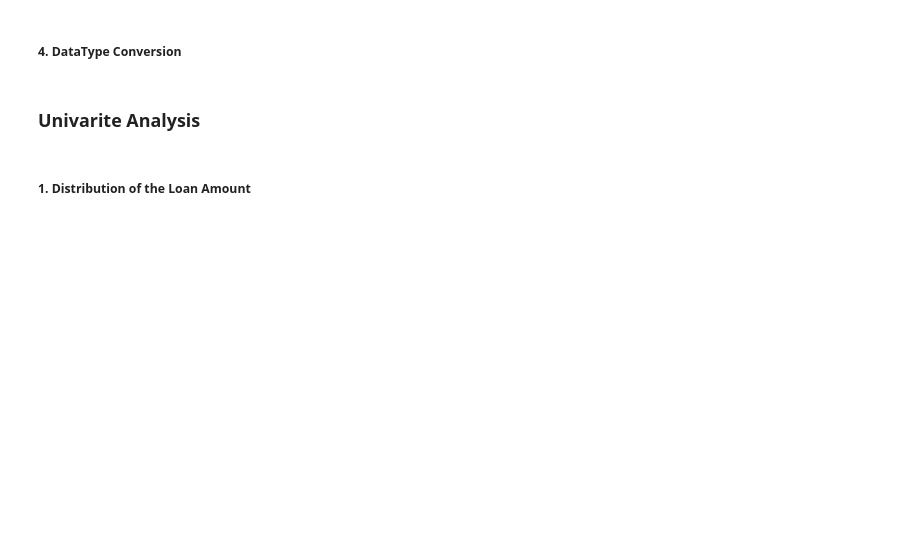
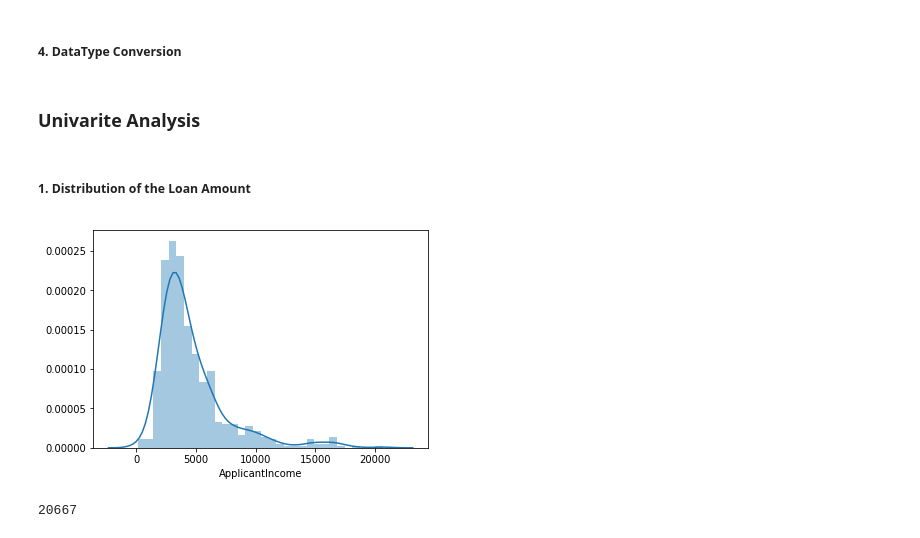
Before and after one commit to MayukhSobo/AnalyticsVidya_Contests, a Jupyter notebook: loanPrediction3/Loan_Prediction_3_EDA.ipynb, the cells around one changed output. Cells and saved outputs as stored; diff of their text form; code cells hidden in the pictures; blank space fills up the shorter version.

```diff
--- a/loanPrediction3/Loan_Prediction_3_EDA.ipynb
+++ b/loanPrediction3/Loan_Prediction_3_EDA.ipynb
@@ -186,14 +221,30 @@ dtrain.loc[dtrain.Property_Area == 'Semiurban', 'Property_Area'] = property_coun
 dtrain.loc[dtrain.Property_Area == 'Urban', 'Property_Area'] = property_counts[4] / (property_counts[4] +
                                                                                      property_counts[5])
 
+dtest.loc[dtest.Property_Area == 'Rural', 'Property_Area'] = property_counts[0] / (property_counts[0] +
+                                                                                     property_counts[1])
+dtest.loc[dtest.Property_Area == 'Semiurban', 'Property_Area'] = property_counts[2] / (property_counts[2] +
+                                                                                         property_counts[3])
+dtest.loc[dtest.Property_Area == 'Urban', 'Property_Area'] = property_counts[4] / (property_counts[4] +
+                                                                                     property_counts[5])
+
 ### For Gender ###
-dtrain.loc[dtrain.Gender == 'Male', 'Gender'] = gender_counts[2] / (gender_counts[2] +
-                                                                    gender_counts[3])
-dtrain.loc[dtrain.Gender == 'Female', 'Gender'] = gender_counts[0] / (gender_counts[0] +
-                                                                      gender_counts[1])
-dtrain.loc[dtrain.Gender == 'Trans', 'Gender'] = gender_counts[4] / (gender_counts[4] +
-                                                                     gender_counts[5])
+# dtrain.loc[dtrain.Gender == 'Male', 'Gender'] = gender_counts[2] / (gender_counts[2] +
+#                                                                     gender_counts[3])
+# dtrain.loc[dtrain.Gender == 'Female', 'Gender'] = gender_counts[0] / (gender_counts[0] +
+#                                                                       gender_counts[1])
+# dtrain.loc[dtrain.Gender == 'Trans', 'Gender'] = gender_counts[4] / (gender_counts[4] +
+#                                                                      gender_counts[5])
 
+# dtest.loc[dtest.Gender == 'Male', 'Gender'] = gender_counts[2] / (gender_counts[2] +
+#                                                                     gender_counts[3])
+# dtest.loc[dtest.Gender == 'Female', 'Gender'] = gender_counts[0] / (gender_counts[0] +
+#                                                                       gender_counts[1])
+# dtest.loc[dtest.Gender == 'Trans', 'Gender'] = gender_counts[4] / (gender_counts[4] +
+#                                                                      gender_counts[5])
 ### For Education ###
 dtrain.loc[dtrain.Education == 'Graduate', 'Education'] = edu_count[0] / (edu_count[1] + edu_count[0])
 dtrain.loc[dtrain.Education == 'Not Graduate', 'Education'] = edu_count[2] / (edu_count[2] + edu_count[3])
+
+dtest.loc[dtest.Education == 'Graduate', 'Education'] = edu_count[0] / (edu_count[1] + edu_count[0])
+dtest.loc[dtest.Education == 'Not Graduate', 'Education'] = edu_count[2] / (edu_count[2] + edu_count[3])
@@ -216,8 +267,20 @@ dtrain.head()
 dtrain['Married'] = dtrain.Married.astype(int)
 dtrain['Gender'] = dtrain.Gender.astype(float)
 dtrain['Dependents'] = dtrain.Dependents.astype(int)
-dtrain['Education'] = dtrain.Education.astype(int)
+dtrain['Education'] = dtrain.Education.astype(float)
 dtrain['Property_Area'] = dtrain.Property_Area.astype(float)
+
+dtest['Married'] = dtest.Married.astype(int)
+dtest['Gender'] = dtest.Gender.astype(float)
+dtest['Dependents'] = dtest.Dependents.astype(int)
+dtest['Education'] = dtest.Education.astype(float)
+dtest['Property_Area'] = dtest.Property_Area.astype(float)
+# %%
+# Removing the Outliers
+dtrain = dtrain[np.abs(dtrain.ApplicantIncome-dtrain.ApplicantIncome.mean())<=(3*dtrain.ApplicantIncome.std())]
+dtrain = dtrain[np.abs(dtrain.CoapplicantIncome-dtrain.CoapplicantIncome.mean())<=(3*dtrain.CoapplicantIncome.std())]
+dtrain = dtrain[np.abs(dtrain.LoanAmount-dtrain.LoanAmount.mean())<=(3*dtrain.LoanAmount.std())]
+dtrain = dtrain[np.abs(dtrain.Loan_Amount_Term-dtrain.Loan_Amount_Term.mean())<=(3*dtrain.Loan_Amount_Term.std())]
 # %%
 # Putting cleaned train data to a new csv
 dtrain.to_csv('data/cleaned_train.csv')
@@ -225,3 +289,12 @@ dtrain.to_csv('data/cleaned_train.csv')
 ### Univarite Analysis
 # %% [markdown]
 ##### 1. Distribution of the Loan Amount
+# %%
+sns.distplot(dtrain.ApplicantIncome)
+plt.show()
+# %% [output]
+[figure, added]
+# %%
+dtrain.ApplicantIncome.max()
+# %% [output]
+20667
```
Also changed, not shown: parts of 19 cells of this notebook.
